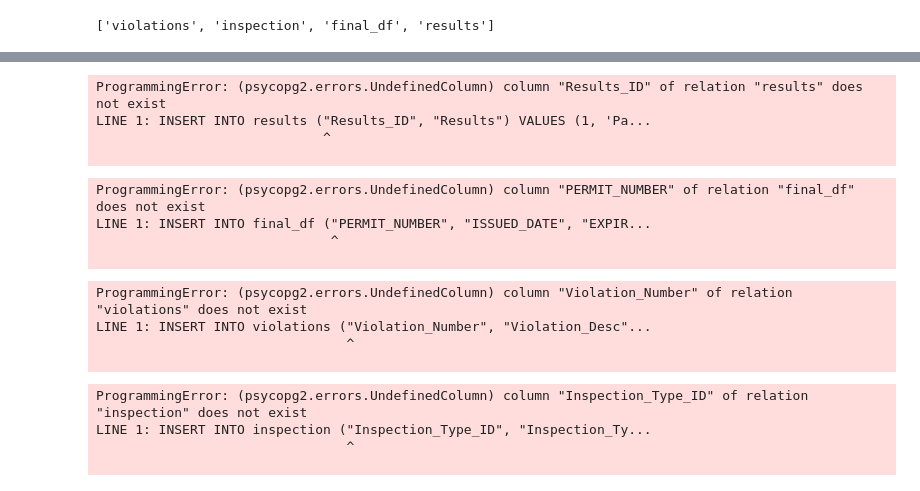
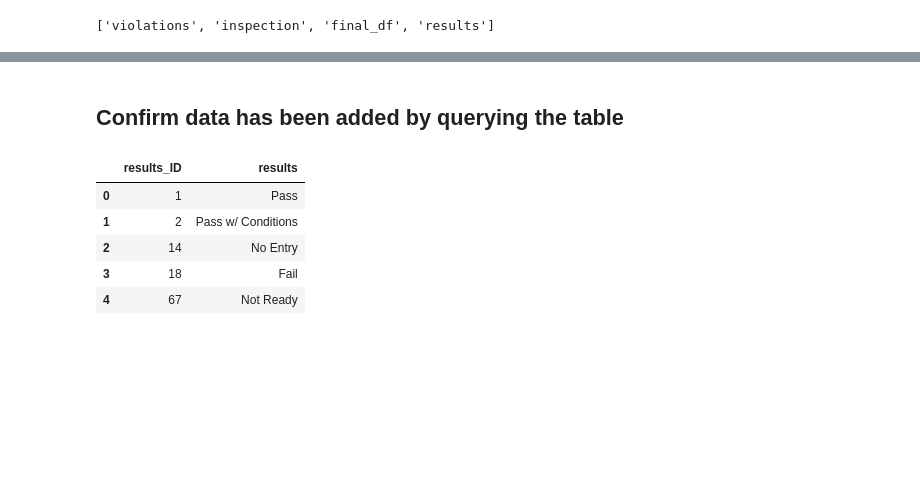
Before and after one commit to michellesimek/ETL_Project, a Jupyter notebook: project_EM.ipynb, the cells around one changed output, grey strips where cells are left out. Drawn from its saved outputs; the diff is of its cells as text; code cells hidden in the pictures; blank space fills up the shorter version.

```diff
--- a/project_EM.ipynb
+++ b/project_EM.ipynb
@@ -281,30 +280,19 @@ engine.table_names()
 # %%
-Results_df.to_sql(name='results', con=engine, if_exists='append', index=False)
+Results_df.to_sql(name='results', con=engine, if_exists='replace', index=True, index_label="results_ID")
-# %% [output]
-ProgrammingError: (psycopg2.errors.UndefinedColumn) column "Results_ID" of relation "results" does not exist
-LINE 1: INSERT INTO results ("Results_ID", "Results") VALUES (1, 'Pa...
-                             ^
-
 # %%
-final_df.to_sql(name='final_df', con=engine, if_exists='append', index=False)
+final_df.to_sql(name='final_df', con=engine, if_exists='replace', index=False)
-# %% [output]
-ProgrammingError: (psycopg2.errors.UndefinedColumn) column "PERMIT_NUMBER" of relation "final_df" does not exist
-LINE 1: INSERT INTO final_df ("PERMIT_NUMBER", "ISSUED_DATE", "EXPIR...
-                              ^
-
 # %%
-Violations_df.to_sql(name='violations', con=engine, if_exists='append', index=False)
+Violations_df.to_sql(name='violations', con=engine, if_exists='replace', index=False)
-# %% [output]
-ProgrammingError: (psycopg2.errors.UndefinedColumn) column "Violation_Number" of relation "violations" does not exist
-LINE 1: INSERT INTO violations ("Violation_Number", "Violation_Desc"...
-                                ^
-
 # %%
-Inspection_df.to_sql(name='inspection', con=engine, if_exists='append', index=False)
+Inspection_df.to_sql(name='inspection', con=engine, if_exists='replace', index=False)
-# %% [output]
-ProgrammingError: (psycopg2.errors.UndefinedColumn) column "Inspection_Type_ID" of relation "inspection" does not exist
-LINE 1: INSERT INTO inspection ("Inspection_Type_ID", "Inspection_Ty...
-                                ^
-
+# %% [markdown]
+## Confirm data has been added by querying the table
 # %%
-# pd.read_sql_query('select * from results', con=engine).head()
+pd.read_sql_query('select * from results', con=engine).head()
+# %% [output]
+|  | results_ID | results |
+| 0 | 1 | Pass |
+| 1 | 2 | Pass w/ Conditions |
+| 2 | 14 | No Entry |
+| 3 | 18 | Fail |
+| 4 | 67 | Not Ready |
```
Also changed, not shown: parts of 5 cells of this notebook.
